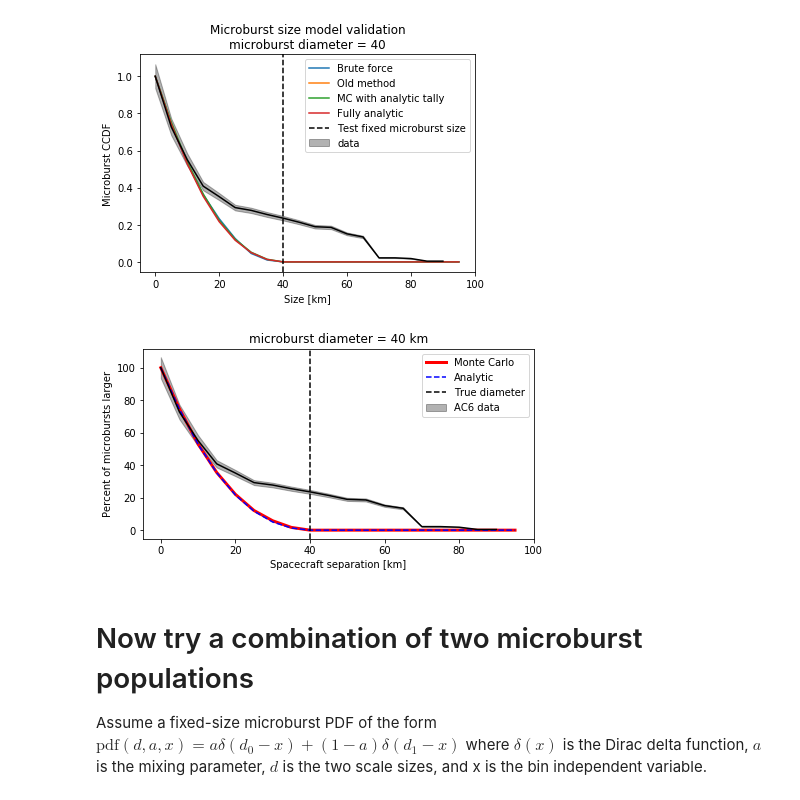
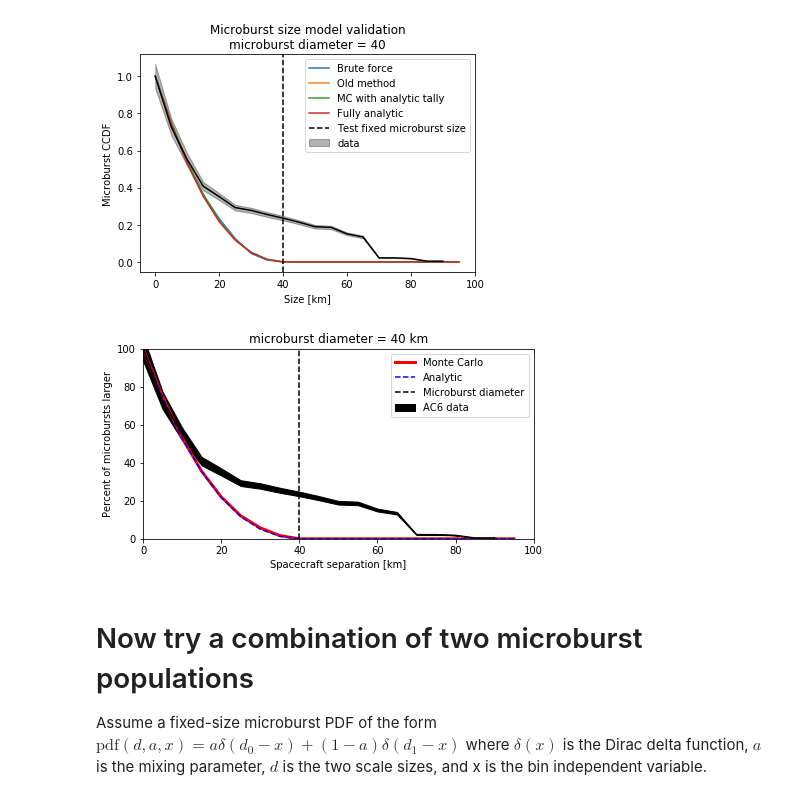
Before and after one commit to mshumko/ac6_microburst_scale_sizes, a Jupyter notebook: models/microburst_scale_size_model.ipynb, the cells around one changed output. Saved outputs shown, nothing was run; the diff lists cells and outputs as text; code cells hidden in the pictures.

```diff
--- a/models/microburst_scale_size_model.ipynb
+++ b/models/microburst_scale_size_model.ipynb
@@ -323,20 +323,20 @@ plt.xlabel('Size [km]'); plt.ylabel('Microburst CCDF');
 # %%
 plt.figure(figsize=(7, 3.5))
 plt.plot(bins, 100*mc_brute_vectorized, label='Monte Carlo', c='r', lw=3)
 plt.plot(bins, 100*cdf_analytic, label='Analytic', c='b', ls='--')
 plt.plot(cdf_data['Separation [km]'], 100*cdf_data['CDF'], c='k', label='_nolegend_')
 plt.fill_between(cdf_data['Separation [km]'],
                  100*(cdf_data['CDF']-cdf_data['CDF_std']),
                  100*(cdf_data['CDF']+cdf_data['CDF_std']),
-                 color='k', alpha=0.3, label='AC6 data');
-plt.axvline(d, color='k', ls='--', label='True diameter');
-plt.legend(); plt.xlim(right=100);
+                 color='k', alpha=1, label='AC6 data');
+plt.axvline(d, color='k', ls='--', label='Microburst diameter');
+plt.legend(); plt.xlim(0, 100); plt.ylim(0, 100)
 plt.title(f'microburst diameter = {d} km');
 plt.xlabel('Spacecraft separation [km]');
 plt.ylabel('Percent of microbursts larger');
 plt.savefig('compare_mc_models.pdf', dpi=300)
 # %% [output]
-[figure, old version]
+[figure, new version]
 # %% [markdown]
 # Now try a combination of two microburst populations
 Assume a fixed-size microburst PDF of the form $\mathrm{pdf}(d, a, x) = a \delta(d_0 - x) + (1-a) \delta(d_1 - x)$ where $\delta(x)$ is the Dirac delta function, $a$ is the mixing parameter, $d$ is the two scale sizes, and x is the bin independent variable.
```
Also changed, not shown: parts of 4 cells of this notebook, 9 other files.
